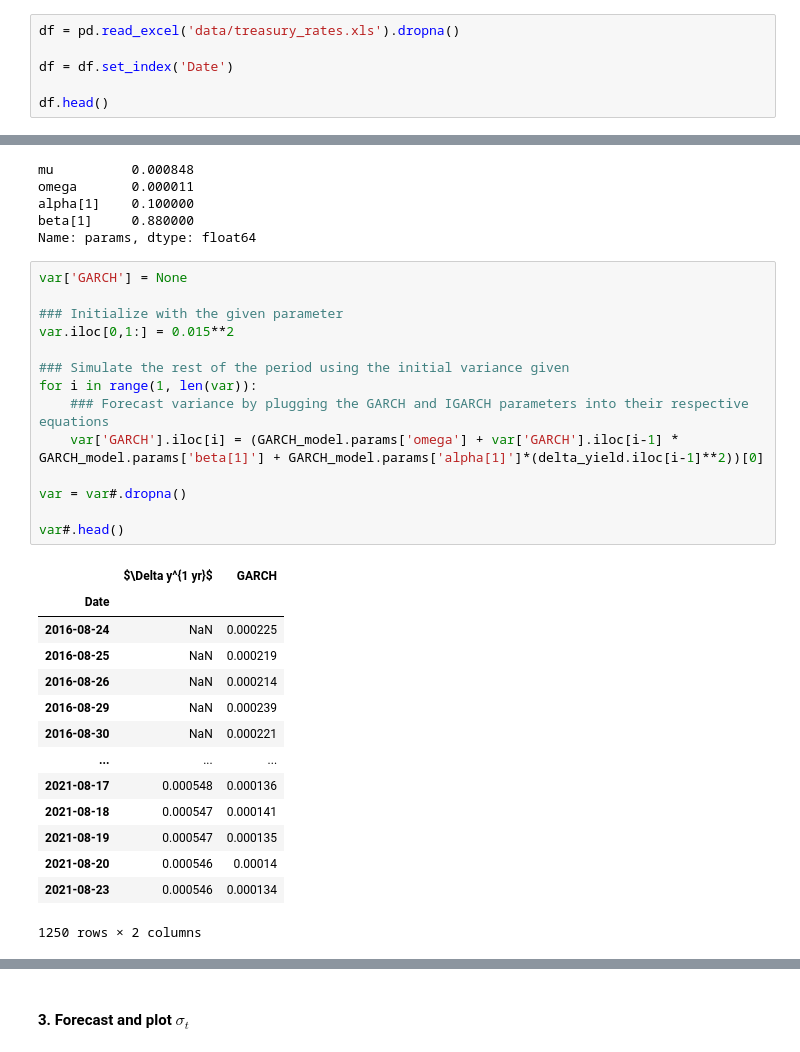
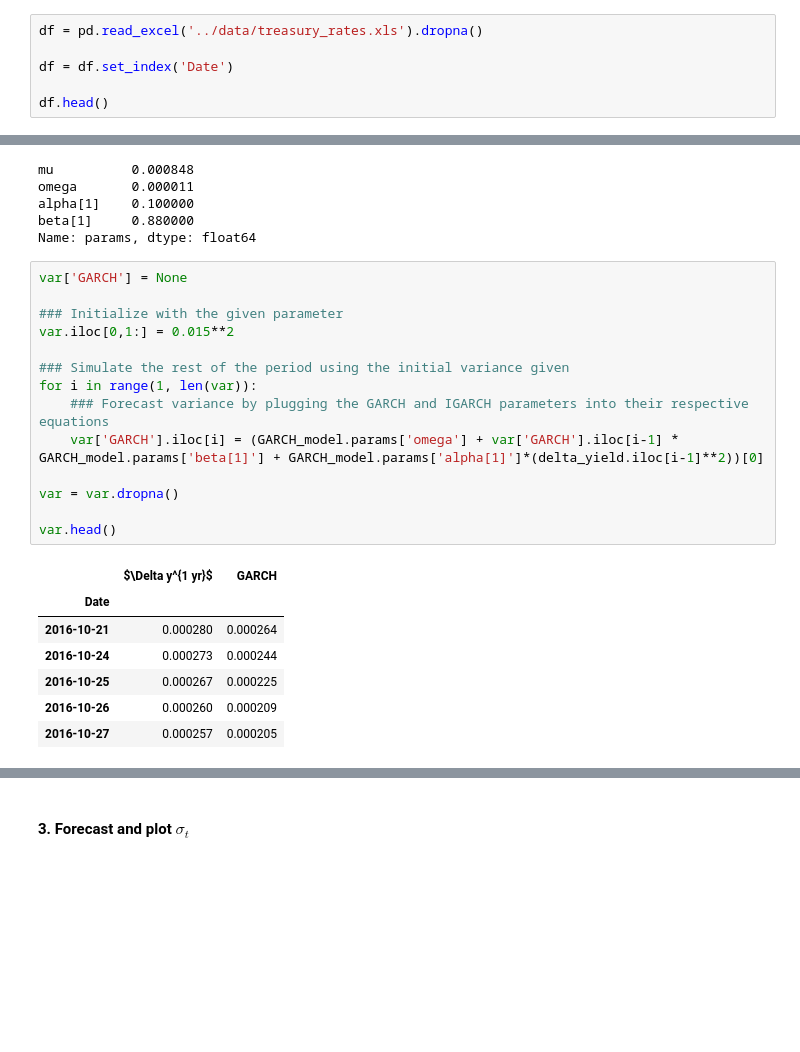
Before and after one commit to MarkHendricks/finm-analytics-2021, a Jupyter notebook: homework/HW_ExtraPractice_2.ipynb, the cells around one changed output, grey strips where cells are left out. Drawn from its saved outputs; the diff is of its cells as text; blank space fills up the shorter version.

```diff
--- a/homework/HW_ExtraPractice_2.ipynb
+++ b/homework/HW_ExtraPractice_2.ipynb
@@ -20,7 +20,7 @@ warnings.filterwarnings('ignore')
 # %% [markdown]
 ## Data
 # %%
-df = pd.read_excel('data/treasury_rates.xls').dropna()
+df = pd.read_excel('../data/treasury_rates.xls').dropna()
 
 df = df.set_index('Date')
 
@@ -219,29 +219,22 @@ Name: params, dtype: float64
 # %%
 var['GARCH'] = None
 
 ### Initialize with the given parameter
 var.iloc[0,1:] = 0.015**2
 
 ### Simulate the rest of the period using the initial variance given
 for i in range(1, len(var)):
     ### Forecast variance by plugging the GARCH and IGARCH parameters into their respective equations
     var['GARCH'].iloc[i] = (GARCH_model.params['omega'] + var['GARCH'].iloc[i-1] * GARCH_model.params['beta[1]'] + GARCH_model.params['alpha[1]']*(delta_yield.iloc[i-1]**2))[0]
 
-var = var#.dropna()
+var = var.dropna()
 
-var#.head()
+var.head()
 # %% [output]
 |  | $\Delta y^{1 yr}$ | GARCH |
 | Date |  |  |
-| 2016-08-24 | NaN | 0.000225 |
-| 2016-08-25 | NaN | 0.000219 |
-| 2016-08-26 | NaN | 0.000214 |
-| 2016-08-29 | NaN | 0.000239 |
-| 2016-08-30 | NaN | 0.000221 |
-| ... | ... | ... |
-| 2021-08-17 | 0.000548 | 0.000136 |
-| 2021-08-18 | 0.000547 | 0.000141 |
-| 2021-08-19 | 0.000547 | 0.000135 |
-| 2021-08-20 | 0.000546 | 0.00014 |
-| 2021-08-23 | 0.000546 | 0.000134 |
+| 2016-10-21 | 0.000280 | 0.000264 |
+| 2016-10-24 | 0.000273 | 0.000244 |
+| 2016-10-25 | 0.000267 | 0.000225 |
+| 2016-10-26 | 0.000260 | 0.000209 |
+| 2016-10-27 | 0.000257 | 0.000205 |
-1250 rows × 2 columns
```
Also changed, not shown: parts of 1 cell of this notebook.
